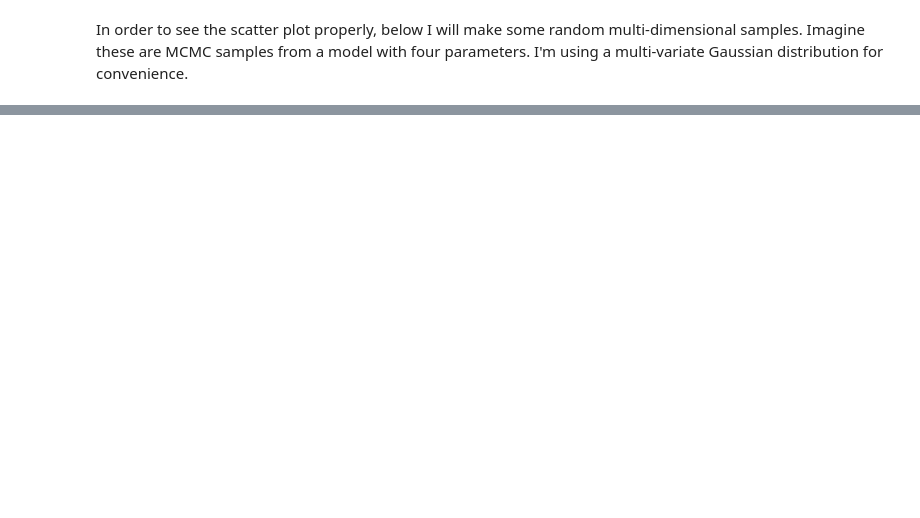
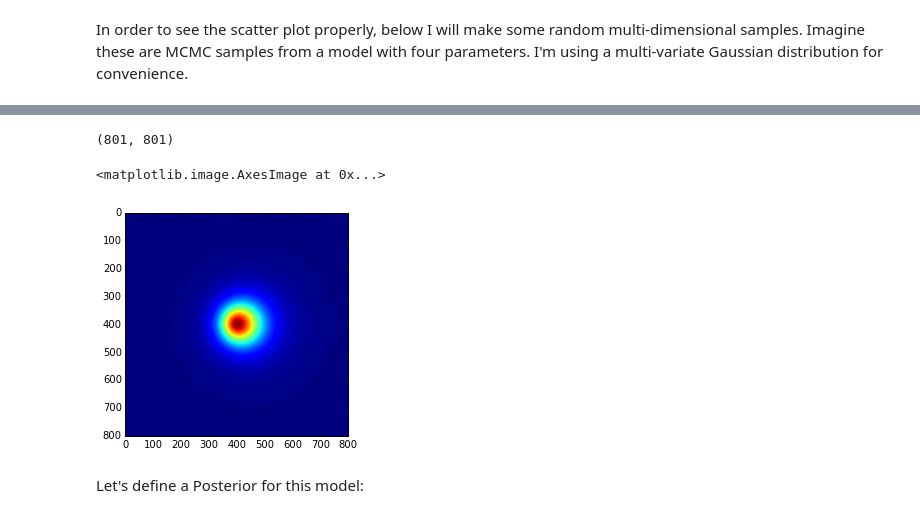
Before and after one commit to dhuppenkothen/PoissonFittingTutorial, a Jupyter notebook: ChandraImageFitting.ipynb, the cells around one changed output, grey strips where cells are left out. Cells and saved outputs as stored; diff of their text form; code cells hidden in the pictures; blank space fills up the shorter version.

```diff
--- a/ChandraImageFitting.ipynb
+++ b/ChandraImageFitting.ipynb
@@ -362,0 +389,2 @@ If you're interested in this sort of stuff, let me know and we can talk about it
+# %%
+xdata = np.meshgrid(np.linspace(0,len(sb_data), num=len(sb_data)),np.linspace(0,len(sb_data),num=len(sb_data)))
@@ -362,0 +395,25 @@ If you're interested in this sort of stuff, let me know and we can talk about it
+# %%
+
+## The ellipse model
+def ellipse_model(x, cp_x, cp_y, q, a, phi, logScool, rcool, betacool, logbackground):
+
+    q = np.exp(q)
+    Scool = np.exp(logScool)
+    background = np.exp(logbackground)
+
+    theta = np.arctan2(x[1] - cp_x , x[0] - cp_y)
+    radius = np.sqrt((x[0]-cp_x)**2 + ((x[1]-cp_y)/q)**2) * ( 1 + (a * np.cos(theta + phi)))
+    profile = Scool*(1 + (radius/rcool) **2.)**(0.5 - 3*betacool) + background
+
+    return profile
+# %%
+## let's make an example
+pr = ellipse_model(xdata, 400, 400, 0.0, 0.2, 1.*np.pi, 1.0, 100.0, 1.0, -1.0)
+print(pr.shape)
+plt.imshow(pr)
+# %% [output]
+(801, 801)
+<matplotlib.image.AxesImage at 0x...>
+[figure, added]
+# %% [markdown]
+Let's define a Posterior for this model:
```
Also changed, not shown: parts of 22 cells of this notebook.
